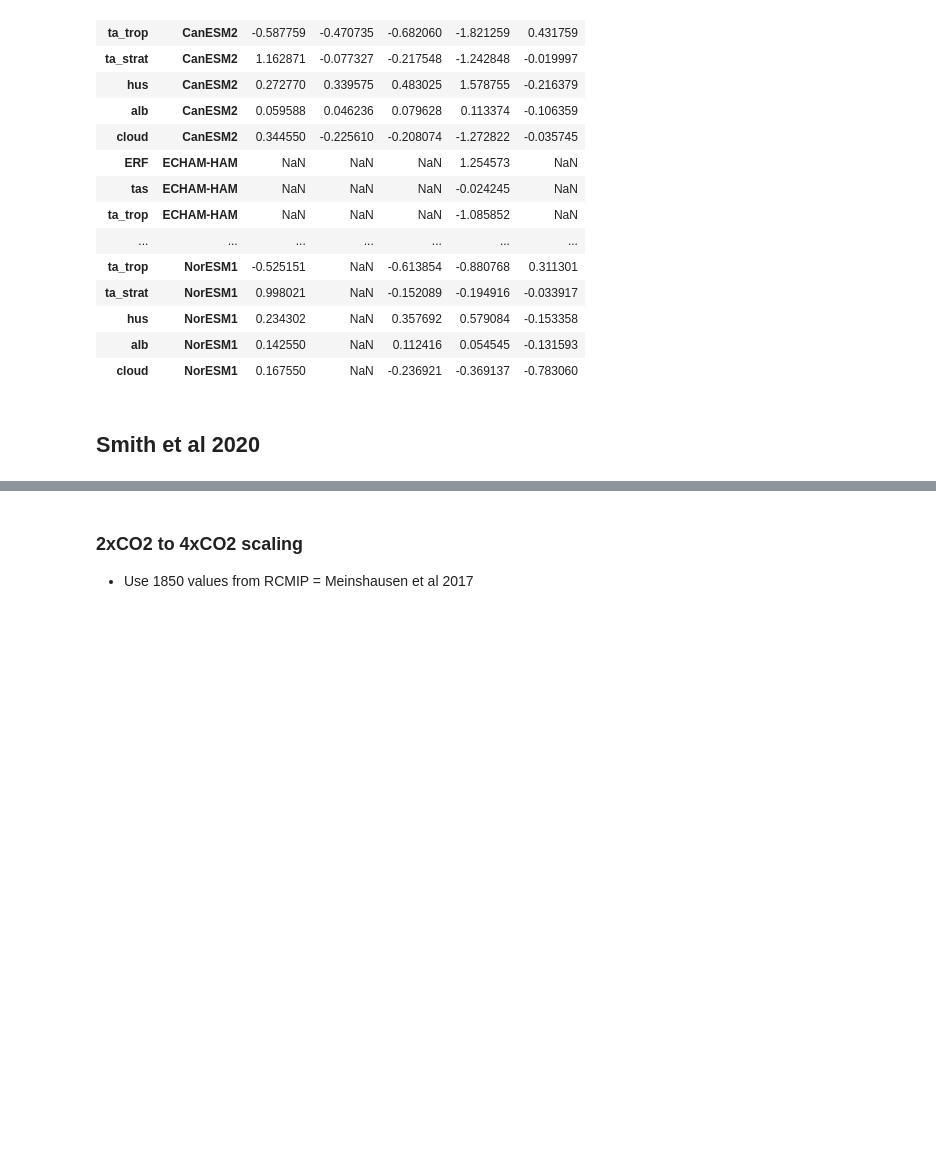
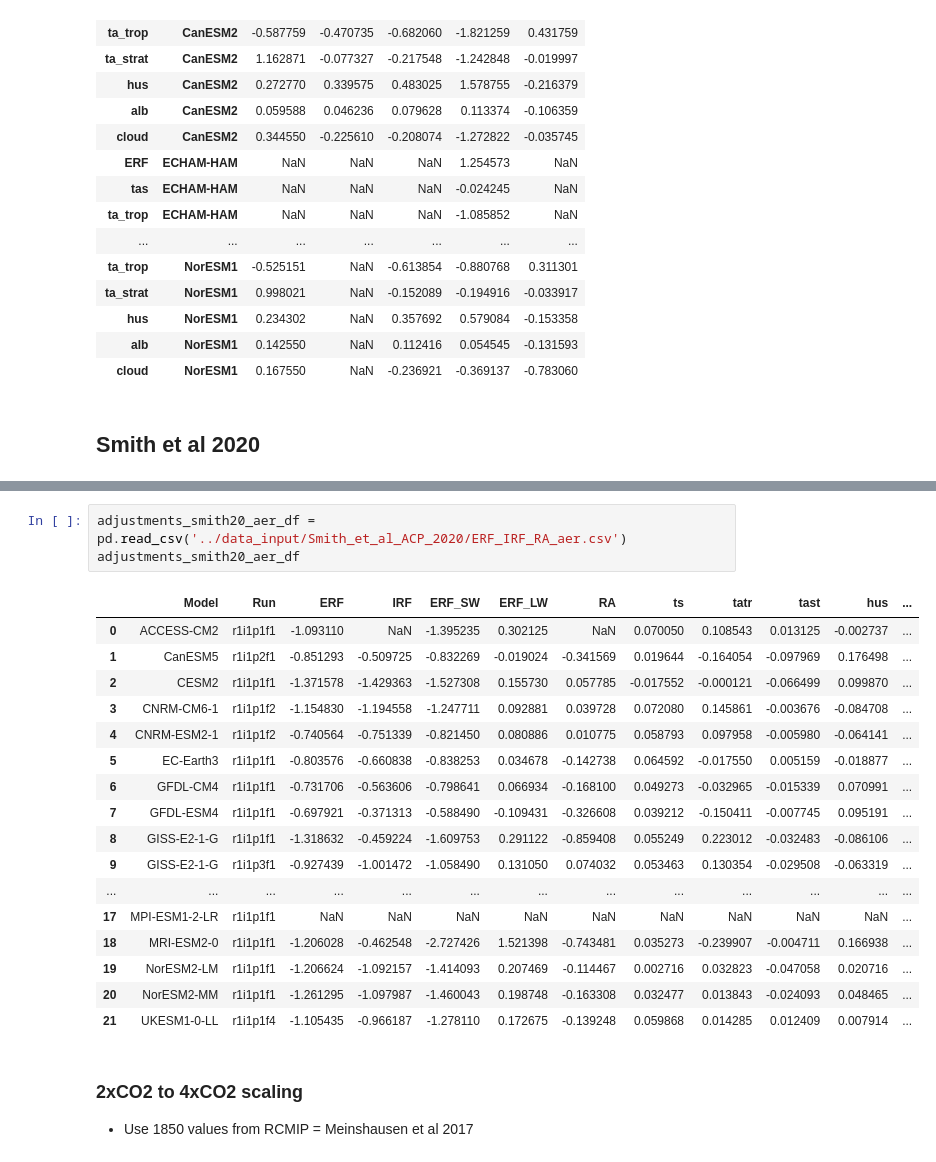
Before and after one commit to chrisroadmap/ar6, a Jupyter notebook: notebooks/270_chapter7_fig7.4.ipynb, the cells around one changed output, grey strips where cells are left out. Cells and saved outputs as stored; diff of their text form; blank space fills up the shorter version.

```diff
--- a/notebooks/270_chapter7_fig7.4.ipynb
+++ b/notebooks/270_chapter7_fig7.4.ipynb
@@ -181,6 +182,27 @@ adjustments_smith20_df
 | 19 | NorESM2-LM | r1i1p1f1 | 8.151879 | 4.703715 | 1.185125 | 6.966754 | 3.448164 | -0.470377 | -1.230016 | 2.815061 | 0.536662 | ... |
 | 20 | NorESM2-MM | r1i1p1f1 | 8.378076 | 4.760167 | 1.341025 | 7.037051 | 3.617909 | -0.490323 | -1.321654 | 2.844398 | 0.602998 | ... |
 | 21 | UKESM1-0-LL | r1i1p1f4 | 7.940786 | 4.816587 | 2.630475 | 5.310312 | 3.124200 | -0.480535 | -1.008945 | 2.514701 | 0.219683 | ... |
+# %%
+adjustments_smith20_aer_df = pd.read_csv('../data_input/Smith_et_al_ACP_2020/ERF_IRF_RA_aer.csv')
+adjustments_smith20_aer_df
+# %% [output]
+|  | Model | Run | ERF | IRF | ERF_SW | ERF_LW | RA | ts | tatr | tast | hus | ... |
+| 0 | ACCESS-CM2 | r1i1p1f1 | -1.093110 | NaN | -1.395235 | 0.302125 | NaN | 0.070050 | 0.108543 | 0.013125 | -0.002737 | ... |
+| 1 | CanESM5 | r1i1p2f1 | -0.851293 | -0.509725 | -0.832269 | -0.019024 | -0.341569 | 0.019644 | -0.164054 | -0.097969 | 0.176498 | ... |
+| 2 | CESM2 | r1i1p1f1 | -1.371578 | -1.429363 | -1.527308 | 0.155730 | 0.057785 | -0.017552 | -0.000121 | -0.066499 | 0.099870 | ... |
+| 3 | CNRM-CM6-1 | r1i1p1f2 | -1.154830 | -1.194558 | -1.247711 | 0.092881 | 0.039728 | 0.072080 | 0.145861 | -0.003676 | -0.084708 | ... |
+| 4 | CNRM-ESM2-1 | r1i1p1f2 | -0.740564 | -0.751339 | -0.821450 | 0.080886 | 0.010775 | 0.058793 | 0.097958 | -0.005980 | -0.064141 | ... |
+| 5 | EC-Earth3 | r1i1p1f1 | -0.803576 | -0.660838 | -0.838253 | 0.034678 | -0.142738 | 0.064592 | -0.017550 | 0.005159 | -0.018877 | ... |
+| 6 | GFDL-CM4 | r1i1p1f1 | -0.731706 | -0.563606 | -0.798641 | 0.066934 | -0.168100 | 0.049273 | -0.032965 | -0.015339 | 0.070991 | ... |
+| 7 | GFDL-ESM4 | r1i1p1f1 | -0.697921 | -0.371313 | -0.588490 | -0.109431 | -0.326608 | 0.039212 | -0.150411 | -0.007745 | 0.095191 | ... |
+| 8 | GISS-E2-1-G | r1i1p1f1 | -1.318632 | -0.459224 | -1.609753 | 0.291122 | -0.859408 | 0.055249 | 0.223012 | -0.032483 | -0.086106 | ... |
+| 9 | GISS-E2-1-G | r1i1p3f1 | -0.927439 | -1.001472 | -1.058490 | 0.131050 | 0.074032 | 0.053463 | 0.130354 | -0.029508 | -0.063319 | ... |
+| ... | ... | ... | ... | ... | ... | ... | ... | ... | ... | ... | ... | ... |
+| 17 | MPI-ESM1-2-LR | r1i1p1f1 | NaN | NaN | NaN | NaN | NaN | NaN | NaN | NaN | NaN | ... |
+| 18 | MRI-ESM2-0 | r1i1p1f1 | -1.206028 | -0.462548 | -2.727426 | 1.521398 | -0.743481 | 0.035273 | -0.239907 | -0.004711 | 0.166938 | ... |
+| 19 | NorESM2-LM | r1i1p1f1 | -1.206624 | -1.092157 | -1.414093 | 0.207469 | -0.114467 | 0.002716 | 0.032823 | -0.047058 | 0.020716 | ... |
+| 20 | NorESM2-MM | r1i1p1f1 | -1.261295 | -1.097987 | -1.460043 | 0.198748 | -0.163308 | 0.032477 | 0.013843 | -0.024093 | 0.048465 | ... |
+| 21 | UKESM1-0-LL | r1i1p1f4 | -1.105435 | -0.966187 | -1.278110 | 0.172675 | -0.139248 | 0.059868 | 0.014285 | 0.012409 | 0.007914 | ... |
 # %% [markdown]
 ### 2xCO2 to 4xCO2 scaling
 
```
Also changed, not shown: parts of 10 cells of this notebook, 5 other files.
